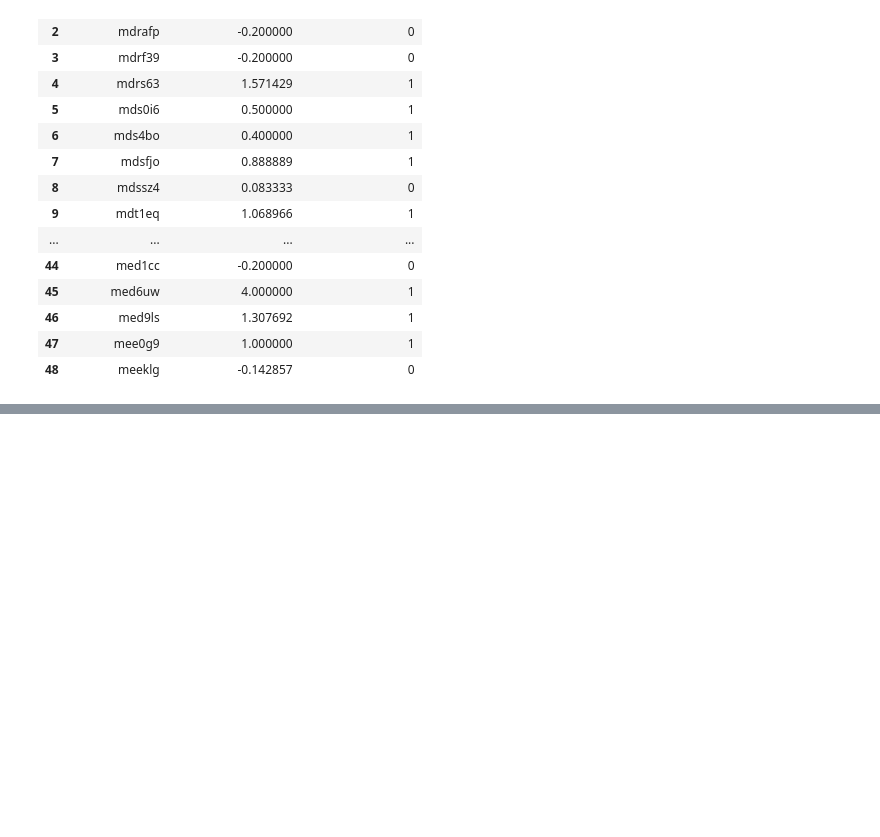
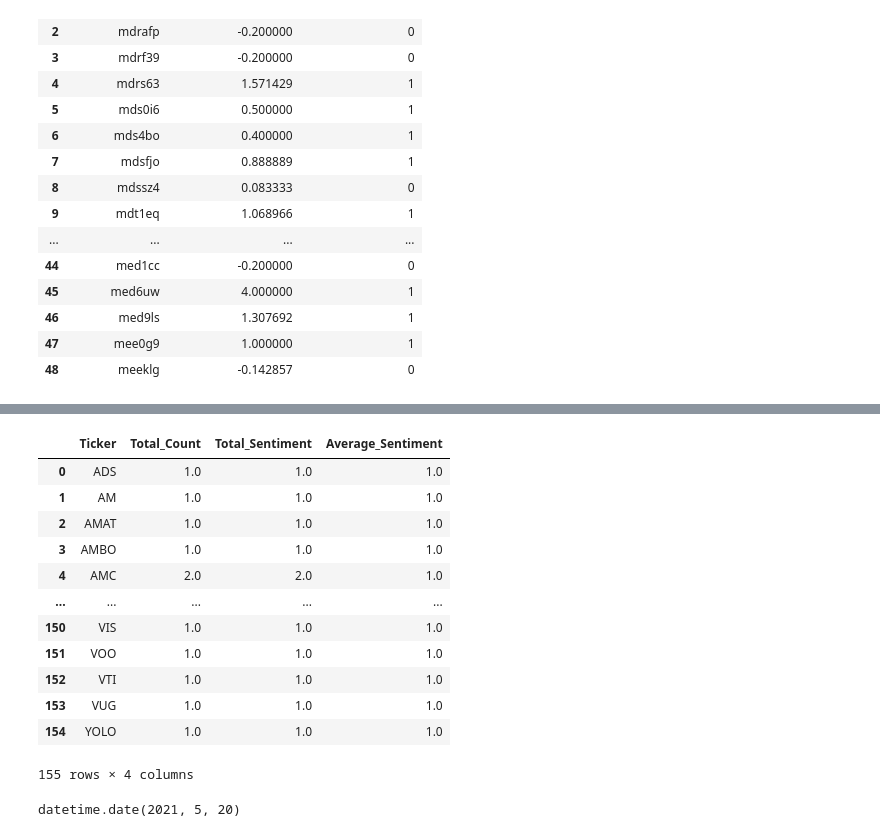
Before and after one commit to MadisonL19/reddit_ticker_analysis, a Jupyter notebook: model.ipynb, the cells around one changed output, grey strips where cells are left out. Saved outputs shown, nothing was run; the diff lists cells and outputs as text; code cells hidden in the pictures; blank space fills up the shorter version.

Commit message:
Updating sentiment model

```diff
--- a/model.ipynb
+++ b/model.ipynb
@@ -481,0 +295,19 @@ ticker_sentiment
+# %%
+# Get running count of tickers mentioned (# of times mentioned) and with average sentiment
+for index, row in ticker_sentiment.iterrows():
+    ticker_abbrev = row[0]
+    total_count = row[1]
+    total_sentiment = row[2]
+    for i, r in combined_df.iterrows():
+        # Get column with tickers found
+        ticker_set = set(r[15])
+        post_sentiment = r[26]
+        if ticker_abbrev in ticker_set:
+            total_count += 1
+            total_sentiment += post_sentiment
+    ticker_sentiment.at[index, "Total_Count"] = total_count
+    ticker_sentiment.at[index, "Total_Sentiment"] = total_sentiment
+# %%
+final_sentiment_results = ticker_sentiment.loc[ticker_sentiment['Total_Count'] != 0]
+# %%
+final_sentiment_results = final_sentiment_results.reset_index(drop=True)
@@ -481,0 +330,18 @@ ticker_sentiment
+# %%
+final_sentiment_results["Average_Sentiment"] = final_sentiment_results["Total_Count"] / final_sentiment_results["Total_Sentiment"]
+# %%
+final_sentiment_results
+# %% [output]
+|  | Ticker | Total_Count | Total_Sentiment | Average_Sentiment |
+| 0 | ADS | 1.0 | 1.0 | 1.0 |
+| 1 | AM | 1.0 | 1.0 | 1.0 |
+| 2 | AMAT | 1.0 | 1.0 | 1.0 |
+| 3 | AMBO | 1.0 | 1.0 | 1.0 |
+| 4 | AMC | 2.0 | 2.0 | 1.0 |
+| ... | ... | ... | ... | ... |
+| 150 | VIS | 1.0 | 1.0 | 1.0 |
+| 151 | VOO | 1.0 | 1.0 | 1.0 |
+| 152 | VTI | 1.0 | 1.0 | 1.0 |
+| 153 | VUG | 1.0 | 1.0 | 1.0 |
+| 154 | YOLO | 1.0 | 1.0 | 1.0 |
+155 rows × 4 columns
@@ -481,0 +353,5 @@ ticker_sentiment
+# %%
+todays_date = date.today()
+todays_date
+# %% [output]
+datetime.date(2021, 5, 20)
```
Also changed, not shown: parts of 30 cells of this notebook.
